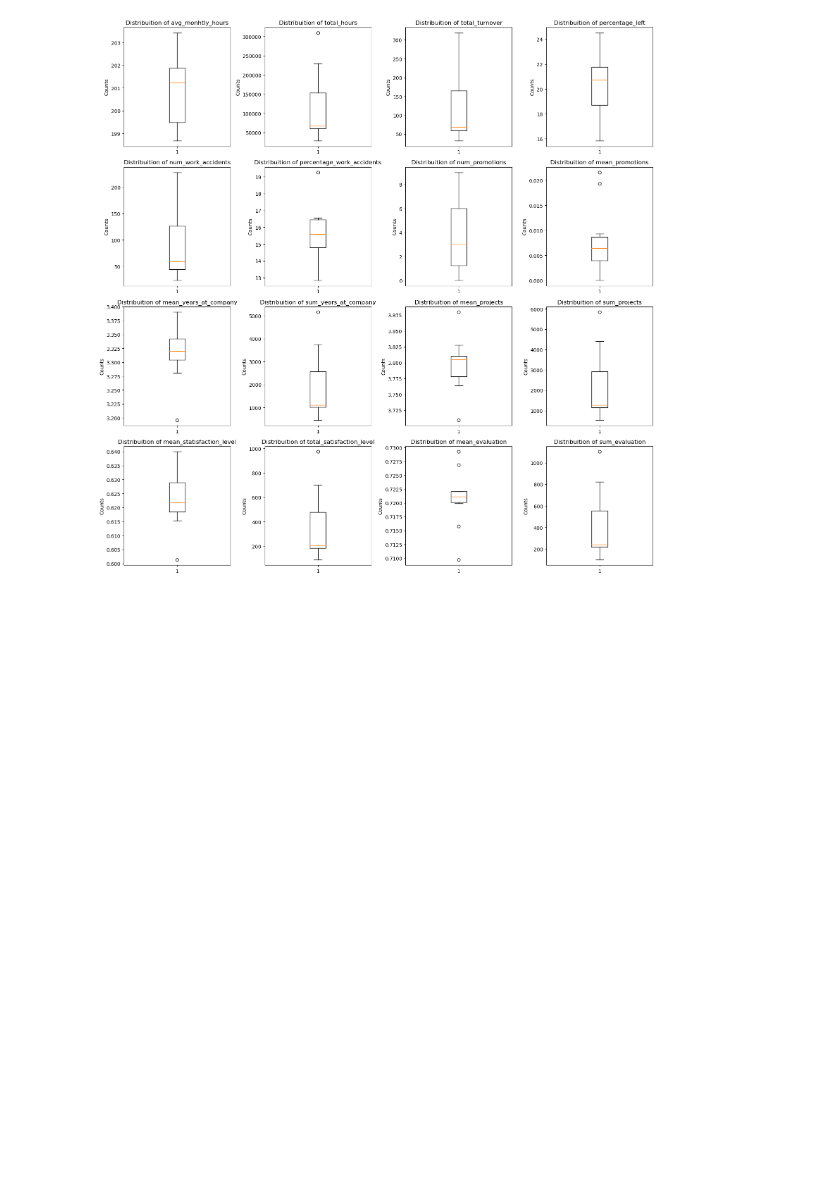
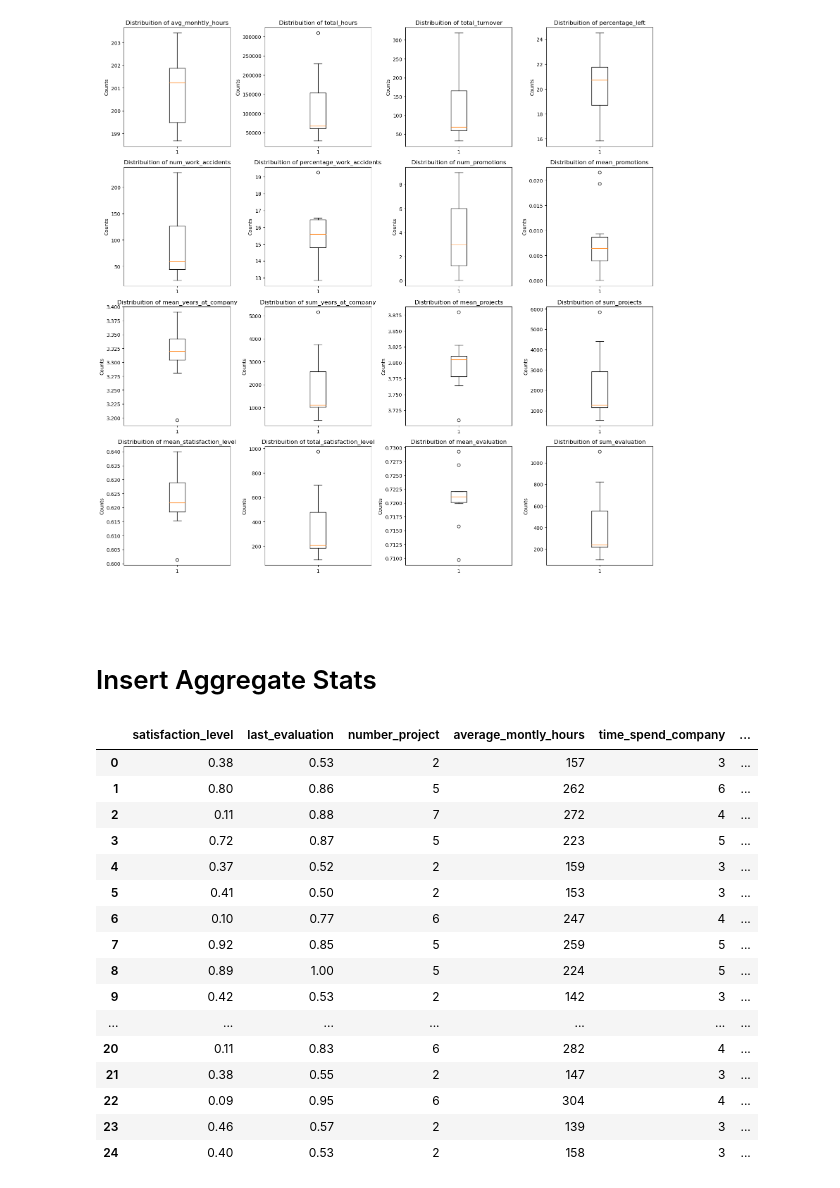
Before and after one commit to MaukanMir/HR-Capstone-Analysis, a Jupyter notebook: training.ipynb, the cells around one changed output. Saved outputs shown, nothing was run; the diff lists cells and outputs as text; code cells hidden in the pictures; blank space fills up the shorter version.

```diff
--- a/training.ipynb
+++ b/training.ipynb
@@ -432,3 +449,29 @@ plot_distribution(low_stats.drop("department", axis=1), "box")
 [figure]
 # %% [markdown]
 #
+# %% [markdown]
+# Insert Aggregate Stats
+# %%
+df = insert_columns(df, high_stats, "high")
+df = insert_columns(df, medium_stats, "medium")
+df = insert_columns(df, low_stats, "low")
+
+df.head(25)
+# %% [output]
+|  | satisfaction_level | last_evaluation | number_project | average_montly_hours | time_spend_company | ... |
+| 0 | 0.38 | 0.53 | 2 | 157 | 3 | ... |
+| 1 | 0.80 | 0.86 | 5 | 262 | 6 | ... |
+| 2 | 0.11 | 0.88 | 7 | 272 | 4 | ... |
+| 3 | 0.72 | 0.87 | 5 | 223 | 5 | ... |
+| 4 | 0.37 | 0.52 | 2 | 159 | 3 | ... |
+| 5 | 0.41 | 0.50 | 2 | 153 | 3 | ... |
+| 6 | 0.10 | 0.77 | 6 | 247 | 4 | ... |
+| 7 | 0.92 | 0.85 | 5 | 259 | 5 | ... |
+| 8 | 0.89 | 1.00 | 5 | 224 | 5 | ... |
+| 9 | 0.42 | 0.53 | 2 | 142 | 3 | ... |
+| ... | ... | ... | ... | ... | ... | ... |
+| 20 | 0.11 | 0.83 | 6 | 282 | 4 | ... |
+| 21 | 0.38 | 0.55 | 2 | 147 | 3 | ... |
+| 22 | 0.09 | 0.95 | 6 | 304 | 4 | ... |
+| 23 | 0.46 | 0.57 | 2 | 139 | 3 | ... |
+| 24 | 0.40 | 0.53 | 2 | 158 | 3 | ... |
```
Also changed, not shown: parts of 3 cells of this notebook.
